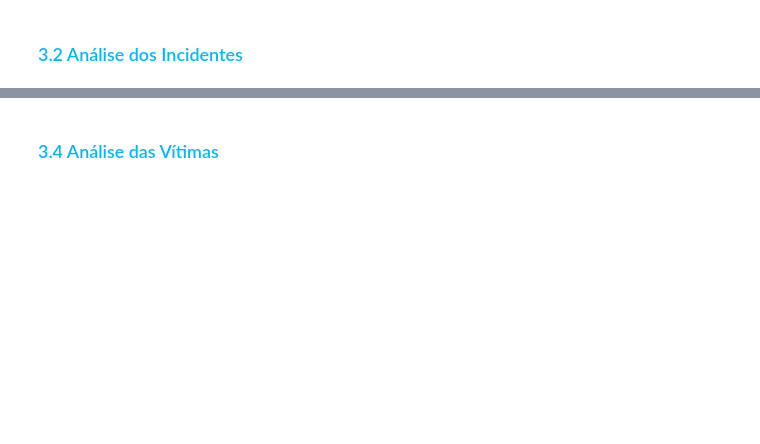
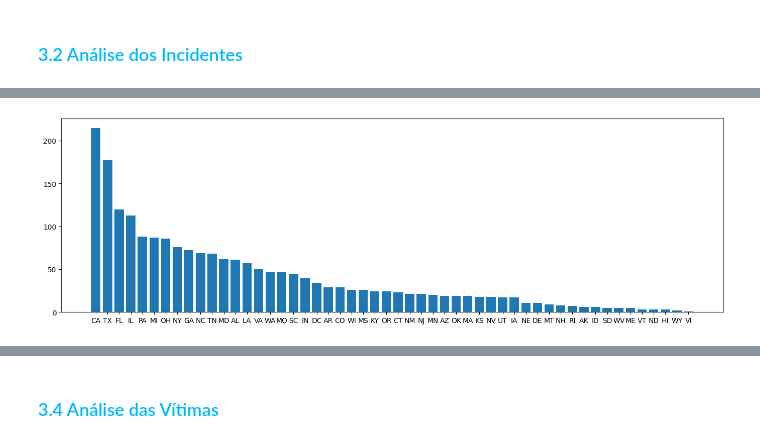
Before and after one commit to theBlueNautilus/gunviolence, a Jupyter notebook: Violência_Escolar.ipynb, the cells around one changed output, grey strips where cells are left out. Cells and saved outputs as stored; diff of their text form; code cells hidden in the pictures; blank space fills up the shorter version.

```diff
--- a/Violência_Escolar.ipynb
+++ b/Violência_Escolar.ipynb
@@ -58,0 +122,7 @@ Realizar análise do dataset, mostrar série histórica, trazer visualizações,
+# %%
+fig = plt.figure(figsize=(17, 5))
+estados = df_incid['State'].value_counts()
+plt.bar(estados.index, estados.values)
+plt.show()
+# %% [output]
+[figure, added]
```
Also changed, not shown: parts of 15 cells of this notebook.
